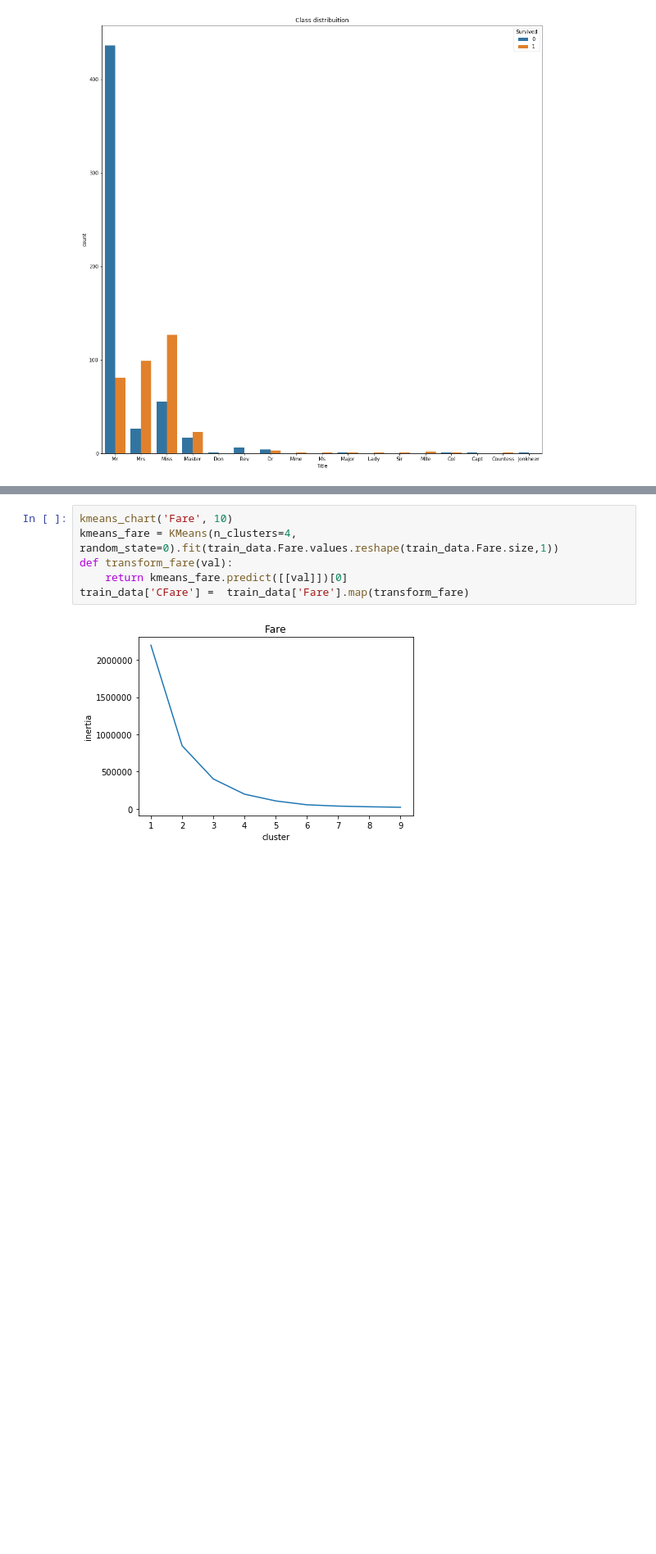
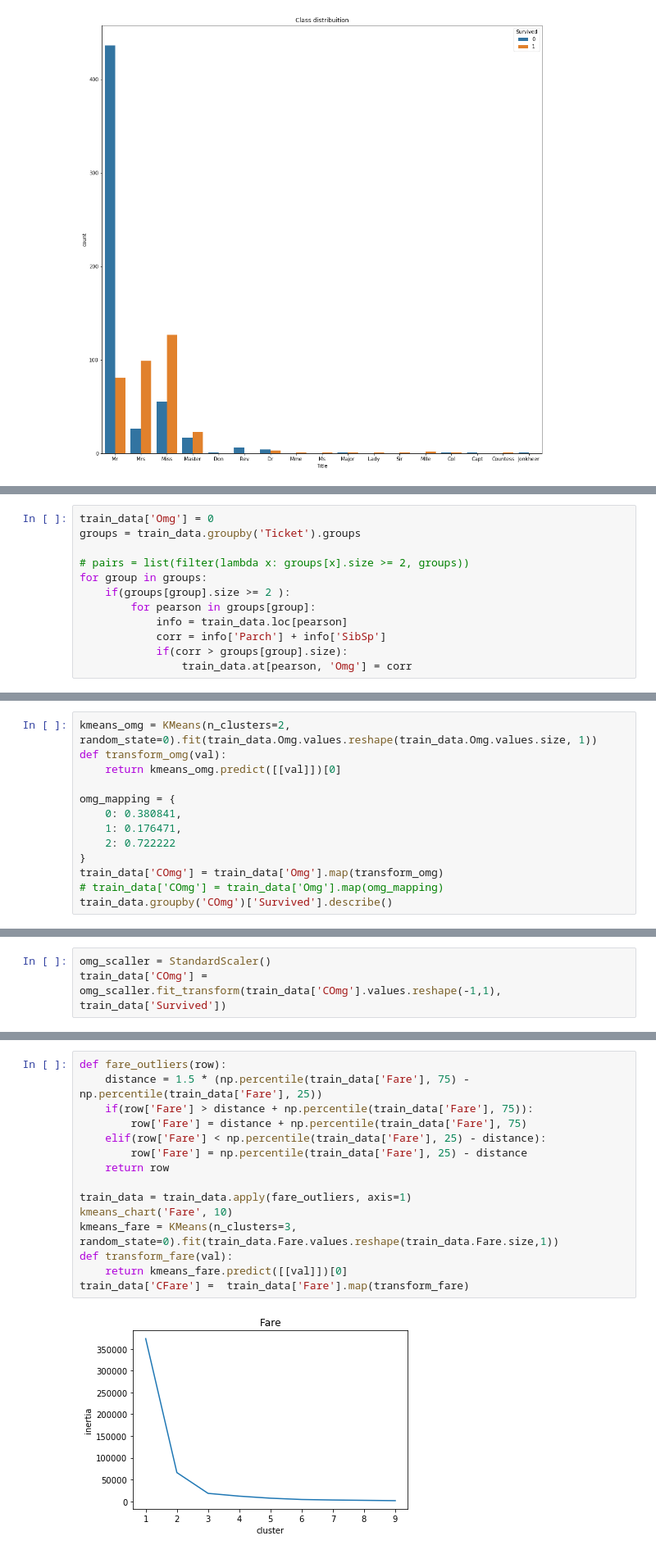
Before and after one commit to integr8/ml-titanic, a Jupyter notebook: titanic-arrumado.ipynb, the cells around one changed output, grey strips where cells are left out. Shown at 82% size. Saved outputs shown, nothing was run; the diff lists cells and outputs as text; blank space fills up the shorter version.

```diff
--- a/titanic-arrumado.ipynb
+++ b/titanic-arrumado.ipynb
@@ -123,0 +130,12 @@ train_data['CTitle'] = title_scaller.fit_transform(train_data['CTitle'].values.r
+# %%
+train_data['Omg'] = 0
+groups = train_data.groupby('Ticket').groups
+
+# pairs = list(filter(lambda x: groups[x].size >= 2, groups))
+for group in groups:
+    if(groups[group].size >= 2 ):
+        for pearson in groups[group]:
+            info = train_data.loc[pearson]
+            corr = info['Parch'] + info['SibSp']
+            if(corr > groups[group].size):
+                train_data.at[pearson, 'Omg'] = corr
@@ -123,0 +150,13 @@ train_data['CTitle'] = title_scaller.fit_transform(train_data['CTitle'].values.r
+# %%
+kmeans_omg = KMeans(n_clusters=2, random_state=0).fit(train_data.Omg.values.reshape(train_data.Omg.values.size, 1))
+def transform_omg(val):
+    return kmeans_omg.predict([[val]])[0]
+
+omg_mapping = {
+    0: 0.380841,
+    1: 0.176471,
+    2: 0.722222
+}
+train_data['COmg'] = train_data['Omg'].map(transform_omg)
+# train_data['COmg'] = train_data['Omg'].map(omg_mapping)
+train_data.groupby('COmg')['Survived'].describe()
@@ -123,0 +168,3 @@ train_data['CTitle'] = title_scaller.fit_transform(train_data['CTitle'].values.r
+# %%
+omg_scaller = StandardScaler()
+train_data['COmg'] = omg_scaller.fit_transform(train_data['COmg'].values.reshape(-1,1), train_data['Survived'])
@@ -124,8 +180,17 @@ train_data['CTitle'] = title_scaller.fit_transform(train_data['CTitle'].values.r
 # %%
+def fare_outliers(row):
+    distance = 1.5 * (np.percentile(train_data['Fare'], 75) - np.percentile(train_data['Fare'], 25))
+    if(row['Fare'] > distance + np.percentile(train_data['Fare'], 75)):
+        row['Fare'] = distance + np.percentile(train_data['Fare'], 75)
+    elif(row['Fare'] < np.percentile(train_data['Fare'], 25) - distance):
+        row['Fare'] = np.percentile(train_data['Fare'], 25) - distance
+    return row
+
+train_data = train_data.apply(fare_outliers, axis=1)
 kmeans_chart('Fare', 10)
-kmeans_fare = KMeans(n_clusters=4, random_state=0).fit(train_data.Fare.values.reshape(train_data.Fare.size,1))
+kmeans_fare = KMeans(n_clusters=3, random_state=0).fit(train_data.Fare.values.reshape(train_data.Fare.size,1))
 def transform_fare(val):
     return kmeans_fare.predict([[val]])[0]
 train_data['CFare'] =  train_data['Fare'].map(transform_fare)
 # %% [output]
-[figure, old version]
+[figure, new version]
```
Also changed, not shown: parts of 59 cells of this notebook, 9 other files.
